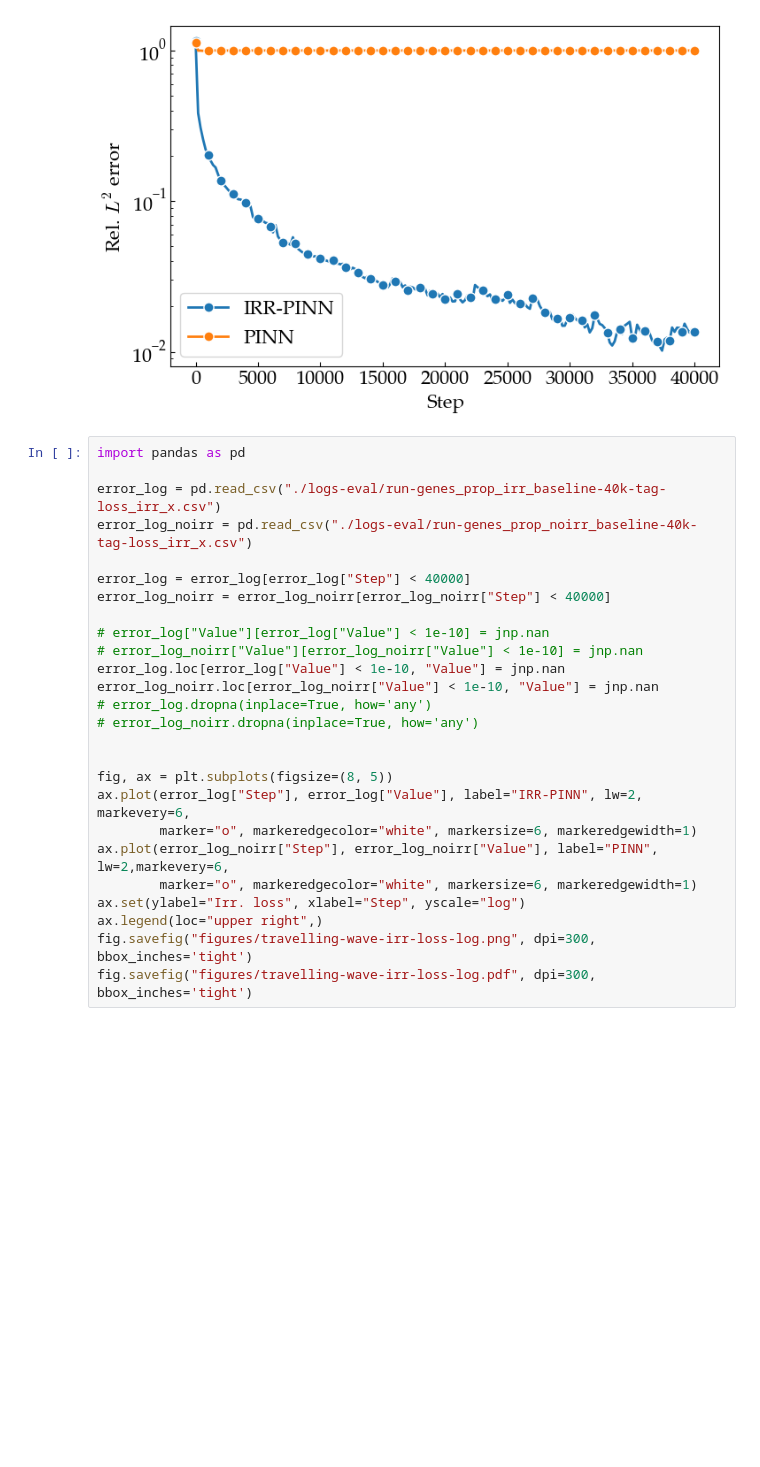
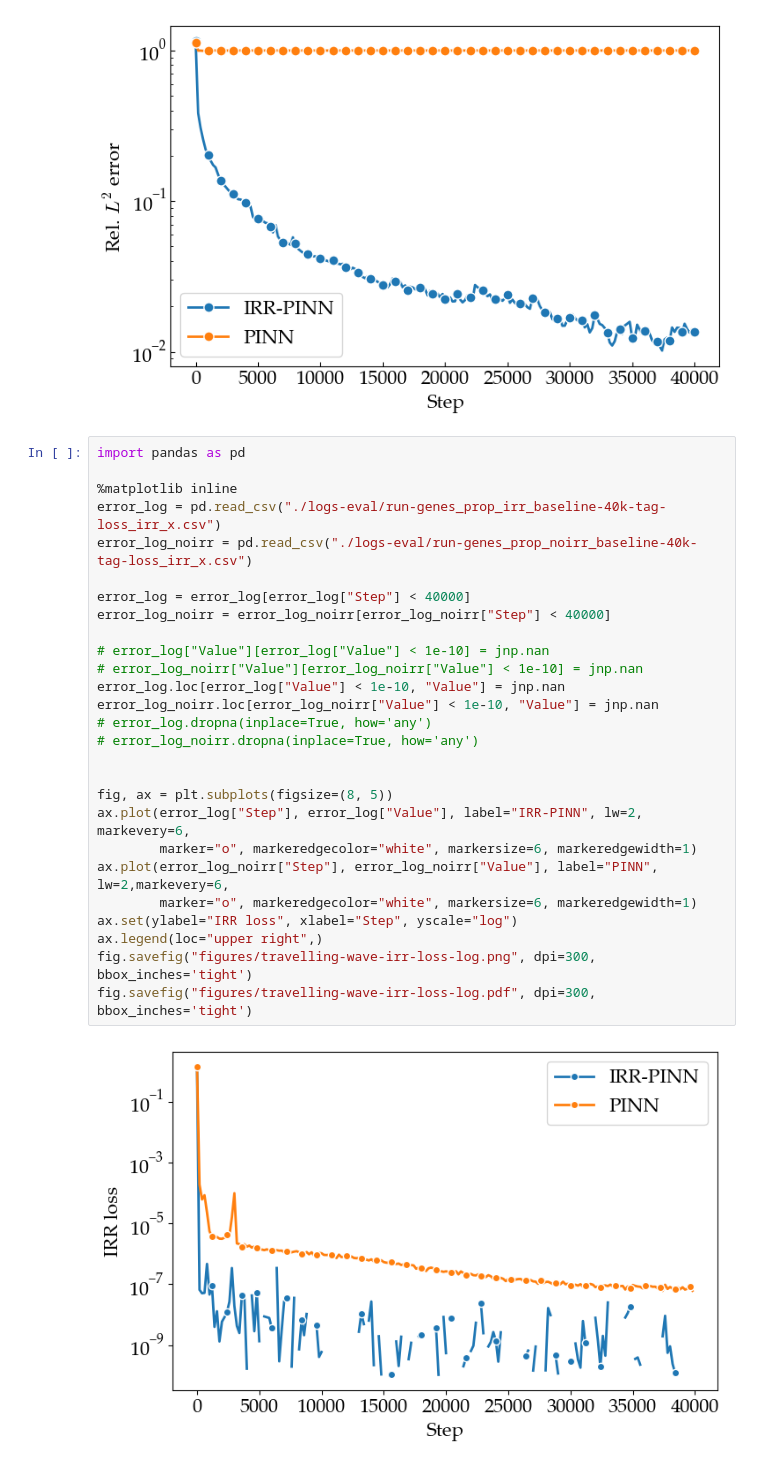
Before and after one commit to NanxiiChen/irr-pinn, a Jupyter notebook: examples/genes_propagation/eval.ipynb, the cells around one changed output. Saved outputs shown, nothing was run; the diff lists cells and outputs as text; blank space fills up the shorter version.

```diff
--- a/examples/genes_propagation/eval.ipynb
+++ b/examples/genes_propagation/eval.ipynb
@@ -268,26 +286,29 @@ The minimum relative L2 error of PINN is 9.94e-01
 # %%
 import pandas as pd
 
+%matplotlib inline
 error_log = pd.read_csv("./logs-eval/run-genes_prop_irr_baseline-40k-tag-loss_irr_x.csv")
 error_log_noirr = pd.read_csv("./logs-eval/run-genes_prop_noirr_baseline-40k-tag-loss_irr_x.csv")
 
 error_log = error_log[error_log["Step"] < 40000]
 error_log_noirr = error_log_noirr[error_log_noirr["Step"] < 40000]
 
 # error_log["Value"][error_log["Value"] < 1e-10] = jnp.nan
 # error_log_noirr["Value"][error_log_noirr["Value"] < 1e-10] = jnp.nan
 error_log.loc[error_log["Value"] < 1e-10, "Value"] = jnp.nan
 error_log_noirr.loc[error_log_noirr["Value"] < 1e-10, "Value"] = jnp.nan
 # error_log.dropna(inplace=True, how='any')
 # error_log_noirr.dropna(inplace=True, how='any')
 
 
 fig, ax = plt.subplots(figsize=(8, 5))
 ax.plot(error_log["Step"], error_log["Value"], label="IRR-PINN", lw=2, markevery=6,
         marker="o", markeredgecolor="white", markersize=6, markeredgewidth=1)
 ax.plot(error_log_noirr["Step"], error_log_noirr["Value"], label="PINN", lw=2,markevery=6,
         marker="o", markeredgecolor="white", markersize=6, markeredgewidth=1)
-ax.set(ylabel="Irr. loss", xlabel="Step", yscale="log")
+ax.set(ylabel="IRR loss", xlabel="Step", yscale="log")
 ax.legend(loc="upper right",)
 fig.savefig("figures/travelling-wave-irr-loss-log.png", dpi=300, bbox_inches='tight')
 fig.savefig("figures/travelling-wave-irr-loss-log.pdf", dpi=300, bbox_inches='tight')
+# %% [output]
+[figure, added]
```
Also changed, not shown: parts of 1 cell of this notebook, 23 other files.
